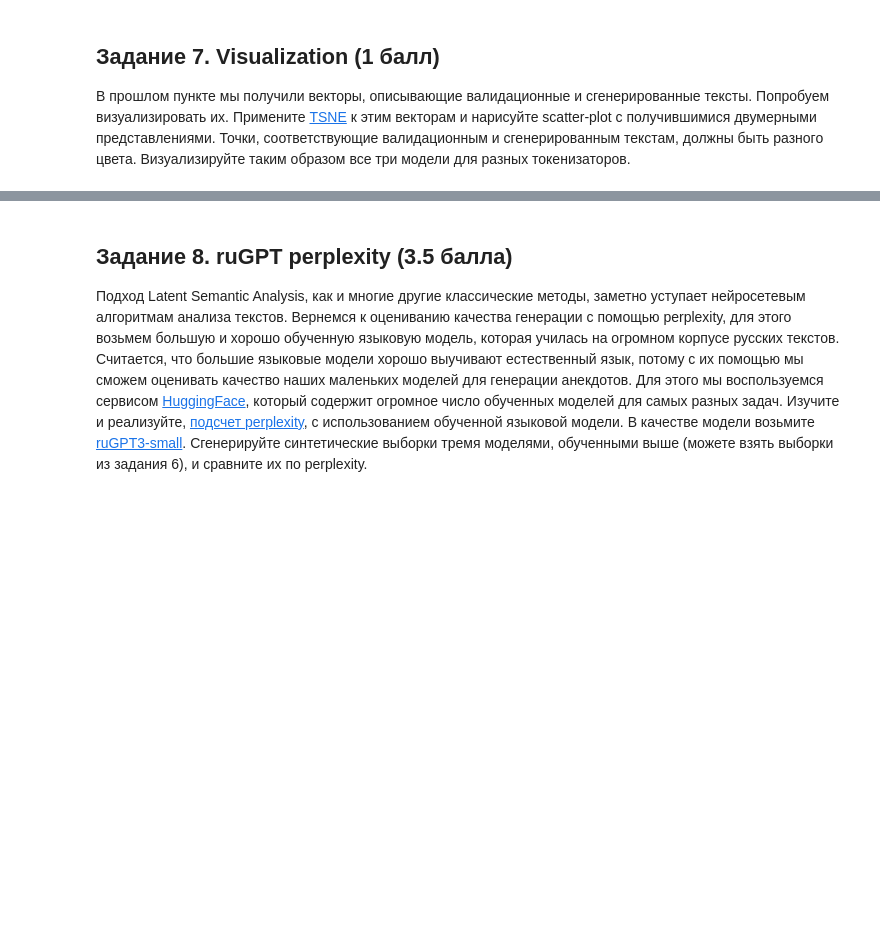
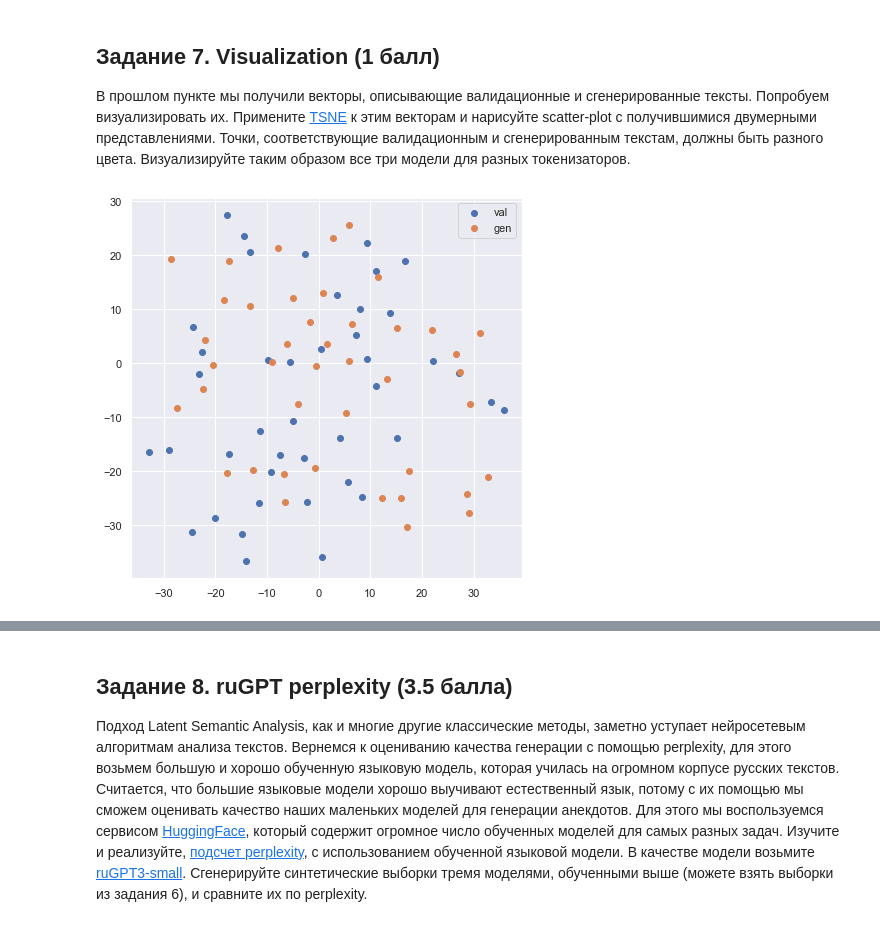
Before and after one commit to tutugarin/dl-course-hse, a Jupyter notebook: shw-03/shw_03_rnn_Ershov.ipynb, the cells around one changed output, grey strips where cells are left out. Drawn from its saved outputs; the diff is of its cells as text; code cells hidden in the pictures; blank space fills up the shorter version.

```diff
--- a/shw-03/shw_03_rnn-Ershov.ipynb
+++ b/shw-03/shw_03_rnn_Ershov.ipynb
@@ -321,7 +321,7 @@ from sklearn.metrics.pairwise import cosine_similarity
 
 
 def lsa(model: LanguageModel):
-    val_data = TextDataset(data_file='jokes.txt', train=False)
+    val_data = TextDataset(data_file='jokes.txt', train=False, sp_model_prefix='tokenizer')
     n = len(val_data)
 
     texts = []
@@ -334,12 +334,20 @@ def lsa(model: LanguageModel):
     vectorizer = TfidfVectorizer().fit(texts)
     texts_tf_idf = vectorizer.transform(texts).T
 
-    svd = TruncatedSVD(n_components=228, random_state=42).fit(texts_tf_idf)
+    svd = TruncatedSVD(n_components=42, random_state=42).fit(texts_tf_idf)
 
     vectors_val = svd.components_[:, :n]
     vectors_generated = svd.components_[:, n:]
 
-    return np.mean(np.max(cosine_similarity(vectors_val.T, vectors_generated.T), axis = 0)), vectors_val, vectors_generated
+    lsa = np.mean(np.max(cosine_similarity(vectors_val.T, vectors_generated.T), axis = 0))
+
+    return lsa, vectors_val, vectors_generated
 # %%
-lsa(model)
+val_data = TextDataset(data_file='jokes.txt', train=False, sp_model_prefix='tokenizer')
+model = LanguageModel(val_data, rnn_type=nn.LSTM).to(DEVICE)
+model.load_state_dict(torch.load('lstm.model', map_location=torch.device(DEVICE)))
+model.eval()
+
+lstm_lsa, lstm_v_val, lstm_v_gen = lsa(model)
+lstm_lsa
 # %% [output]
@@ -349,4 +377,21 @@ lsa(model)
 
 В прошлом пункте мы получили векторы, описывающие валидационные и сгенерированные тексты. Попробуем визуализировать их. Примените [TSNE](https://scikit-learn.org/stable/modules/generated/sklearn.manifold.TSNE.html) к этим векторам и нарисуйте scatter-plot с получившимися двумерными представлениями. Точки, соответствующие валидационным и сгенерированным текстам, должны быть разного цвета. Визуализируйте таким образом все три модели для разных токенизаторов.
 # %%
-# YOUR CODE HERE (⊃｡•́‿•̀｡)⊃━✿✿✿✿✿✿
+import matplotlib.pyplot as plt
+import seaborn as sns
+
+from sklearn.manifold import TSNE
+
+sns.set(style='darkgrid')
+# %%
+lstm_v_val_embedded = TSNE(n_components=2, learning_rate='auto', init='random', perplexity=3).fit_transform(lstm_v_val)
+lstm_v_gen_embedded = TSNE(n_components=2, learning_rate='auto', init='random', perplexity=3).fit_transform(lstm_v_gen)
+
+fig, ax = plt.subplots(figsize=(7, 7))
+ax.scatter(x=lstm_v_val_embedded.T[0], y=lstm_v_val_embedded.T[1], label='val')
+ax.scatter(x=lstm_v_gen_embedded.T[0], y=lstm_v_gen_embedded.T[1], label='gen')
+
+ax.legend()
+plt.show()
+# %% [output]
+[figure, added]
```
Also changed, not shown: parts of 16 cells of this notebook, 1 other file.
